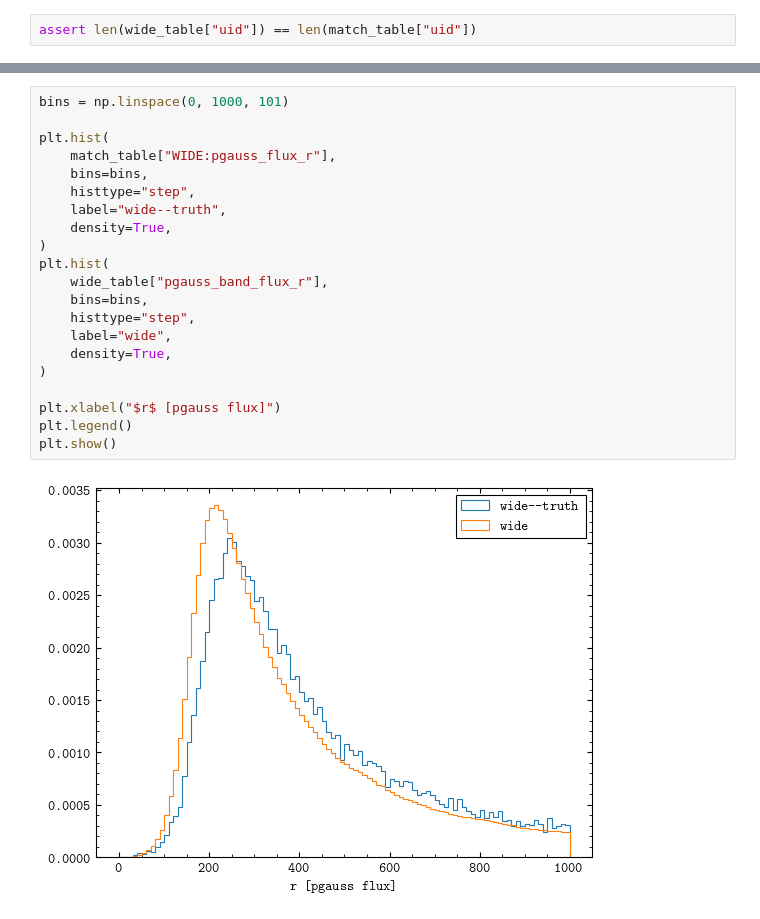
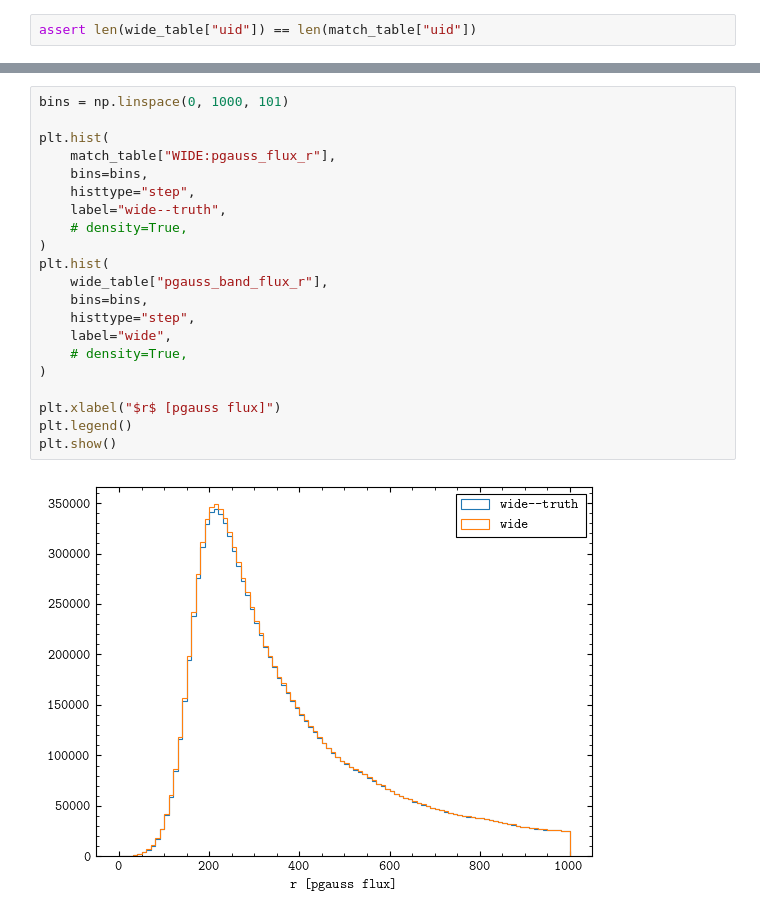
Before and after one commit to sidneymau/des-y6-image-sims-analysis, a Jupyter notebook: notebooks/2025_01_08_matching/validate.ipynb, the cells around one changed output, grey strips where cells are left out. Drawn from its saved outputs; the diff is of its cells as text.

```diff
--- a/notebooks/2025_01_08_matching/validate.ipynb
+++ b/notebooks/2025_01_08_matching/validate.ipynb
@@ -93,26 +267,26 @@ plt.show()
 # %%
 bins = np.linspace(0, 1000, 101)
 
 plt.hist(
     match_table["WIDE:pgauss_flux_r"],
     bins=bins,
     histtype="step",
     label="wide--truth",
-    density=True,
+    # density=True,
 )
 plt.hist(
     wide_table["pgauss_band_flux_r"],
     bins=bins,
     histtype="step",
     label="wide",
-    density=True,
+    # density=True,
 )
 
 plt.xlabel("$r$ [pgauss flux]")
 plt.legend()
 plt.show()
 # %% [output]
-[figure, old version]
+[figure, new version]
 # %%
 bins = np.linspace(0, 3, 101)
 
```
Also changed, not shown: parts of 17 cells of this notebook, 6 other files.
